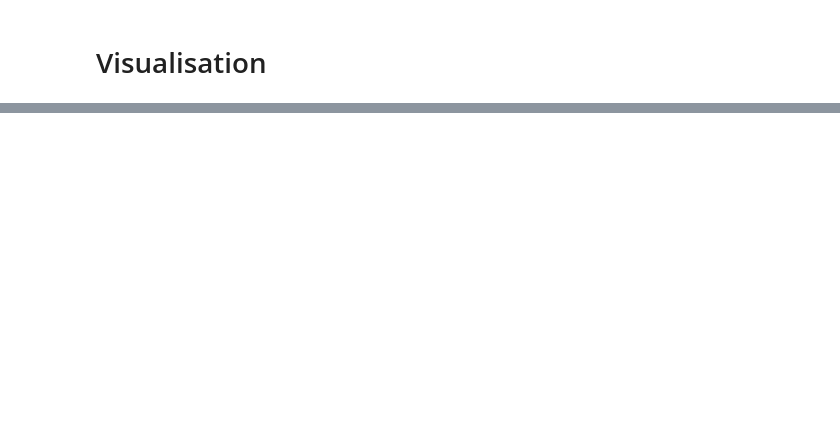
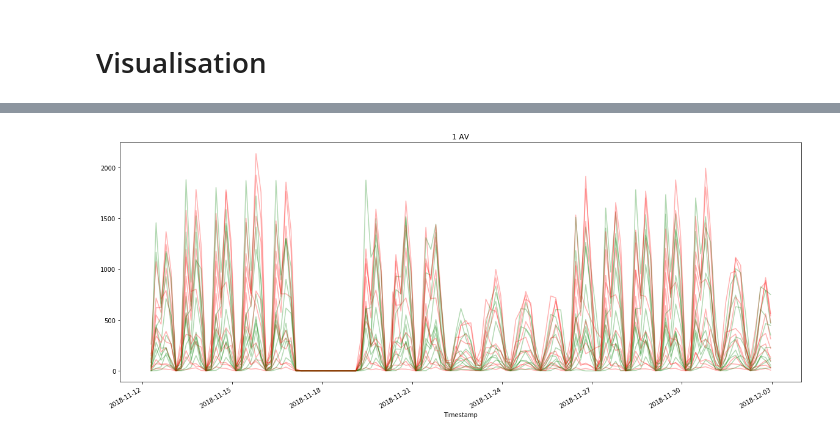
Before and after one commit to Ahhj/dashboarding-with-notebooks-kaggle, a Jupyter notebook: day-1/dashboarding-with-notebooks-day-1.ipynb, the cells around one changed output, grey strips where cells are left out. Drawn from its saved outputs; the diff is of its cells as text; code cells hidden in the pictures; blank space fills up the shorter version.

```diff
--- a/day-1/dashboarding-with-notebooks-day-1.ipynb
+++ b/day-1/dashboarding-with-notebooks-day-1.ipynb
@@ -106,5 +119,12 @@ The essense of this data is that it provides a number (entries/exits), per time,
 # %%
 path_to_data = Path('nys-turnstile-usage-data')
 
-datafiles = ['turnstile-usage-data-2017.csv', 'turnstile-usage-data-2018.csv']
-data = [pd.read_csv(path_to_data / filename) for filename in datafiles]
+data_2017 = pd.read_csv(path_to_data / 'turnstile-usage-data-2017.csv')
+data_2018 = pd.read_csv(path_to_data / 'turnstile-usage-data-2018.csv')
+
+data = pd.concat([data_2017, data_2018])
+data.columns.values[-1] = 'Exits'  # Fix Exits column name.
+
+data['Timestamp'] = pd.to_datetime(data['Date']) + pd.to_timedelta(data['Time'])  # Consolitdate date and time.
+
+data.head()
@@ -121,0 +147,21 @@ data[0].head()
+# %%
+# Plot
+i = 0
+for station, x in data.groupby(['Station']):
+    fig, ax = plt.subplots(figsize=(20, 8))
+
+    for scp, y in x.groupby(['SCP']):
+        temp = y.copy()
+        try:
+            temp.set_index('Timestamp').loc['2018-11-12':'2018-12-02', 'Entries'].diff().plot(ax=ax, color='green', alpha=0.3)
+            temp.set_index('Timestamp').loc['2018-11-12':'2018-12-02', 'Exits'].diff().plot(ax=ax, color='red', alpha=0.3)
+        except TypeError:
+            continue
+
+    ax.set_title(station)
+
+    i += 1
+    if i > 0:
+        break
+# %% [output]
+[figure, added]
```
Also changed, not shown: parts of 15 cells of this notebook.
